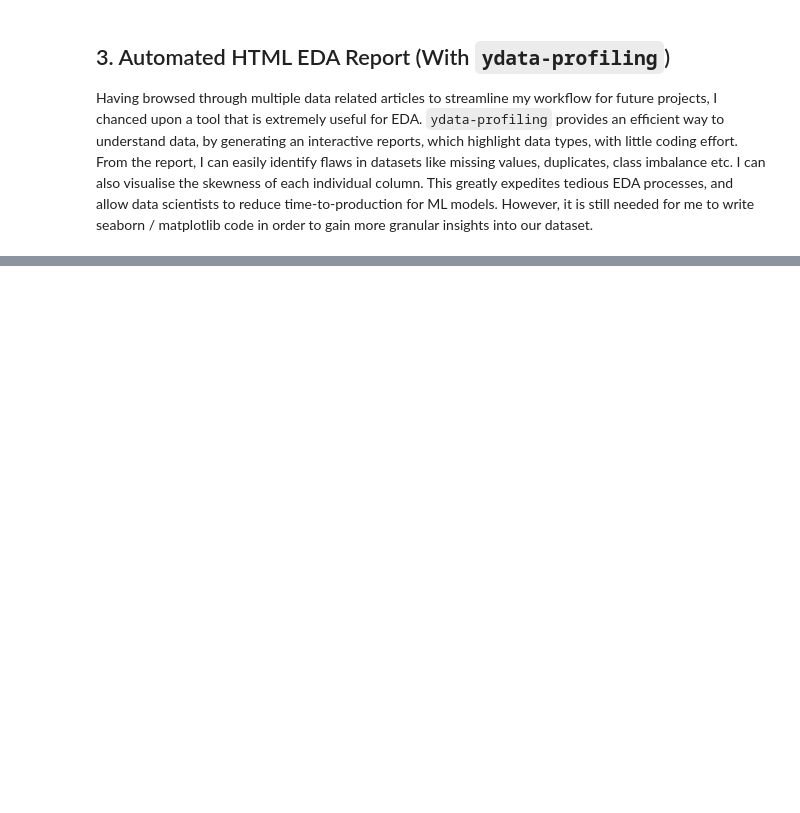
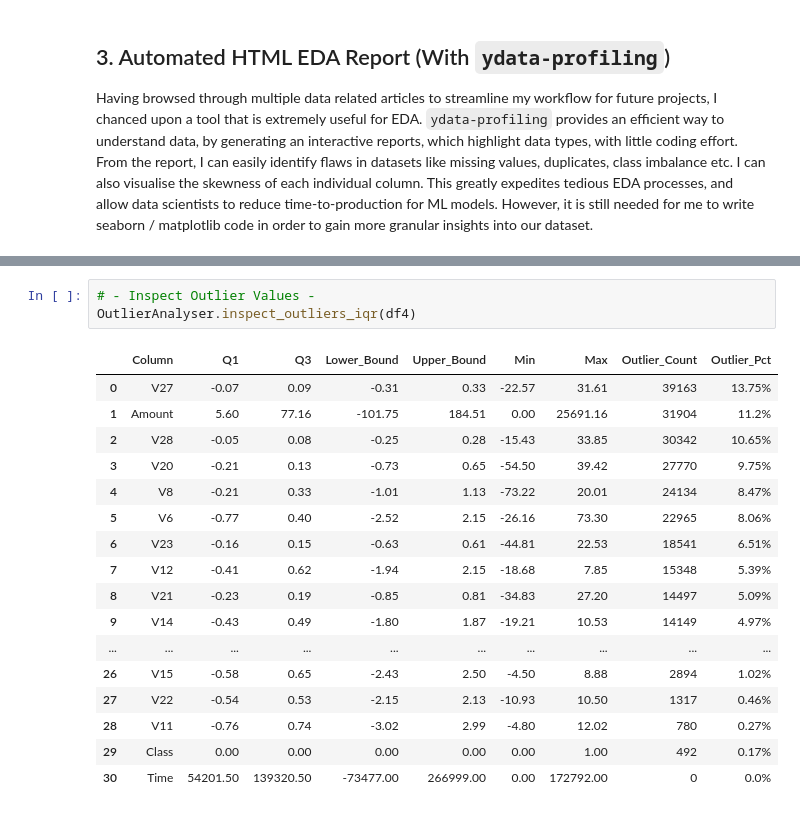
Before and after one commit to luuuneytunes12/Fraud-Detection-ML, a Jupyter notebook: notebooks/01_eda.ipynb, the cells around one changed output, grey strips where cells are left out. Cells and saved outputs as stored; diff of their text form; blank space fills up the shorter version.

```diff
--- a/notebooks/01_eda.ipynb
+++ b/notebooks/01_eda.ipynb
@@ -160,0 +255,21 @@ profile.to_notebook_iframe()
+# %%
+# - Inspect Outlier Values -
+OutlierAnalyser.inspect_outliers_iqr(df4)
+# %% [output]
+|  | Column | Q1 | Q3 | Lower_Bound | Upper_Bound | Min | Max | Outlier_Count | Outlier_Pct |
+| 0 | V27 | -0.07 | 0.09 | -0.31 | 0.33 | -22.57 | 31.61 | 39163 | 13.75% |
+| 1 | Amount | 5.60 | 77.16 | -101.75 | 184.51 | 0.00 | 25691.16 | 31904 | 11.2% |
+| 2 | V28 | -0.05 | 0.08 | -0.25 | 0.28 | -15.43 | 33.85 | 30342 | 10.65% |
+| 3 | V20 | -0.21 | 0.13 | -0.73 | 0.65 | -54.50 | 39.42 | 27770 | 9.75% |
+| 4 | V8 | -0.21 | 0.33 | -1.01 | 1.13 | -73.22 | 20.01 | 24134 | 8.47% |
+| 5 | V6 | -0.77 | 0.40 | -2.52 | 2.15 | -26.16 | 73.30 | 22965 | 8.06% |
+| 6 | V23 | -0.16 | 0.15 | -0.63 | 0.61 | -44.81 | 22.53 | 18541 | 6.51% |
+| 7 | V12 | -0.41 | 0.62 | -1.94 | 2.15 | -18.68 | 7.85 | 15348 | 5.39% |
+| 8 | V21 | -0.23 | 0.19 | -0.85 | 0.81 | -34.83 | 27.20 | 14497 | 5.09% |
+| 9 | V14 | -0.43 | 0.49 | -1.80 | 1.87 | -19.21 | 10.53 | 14149 | 4.97% |
+| ... | ... | ... | ... | ... | ... | ... | ... | ... | ... |
+| 26 | V15 | -0.58 | 0.65 | -2.43 | 2.50 | -4.50 | 8.88 | 2894 | 1.02% |
+| 27 | V22 | -0.54 | 0.53 | -2.15 | 2.13 | -10.93 | 10.50 | 1317 | 0.46% |
+| 28 | V11 | -0.76 | 0.74 | -3.02 | 2.99 | -4.80 | 12.02 | 780 | 0.27% |
+| 29 | Class | 0.00 | 0.00 | 0.00 | 0.00 | 0.00 | 1.00 | 492 | 0.17% |
+| 30 | Time | 54201.50 | 139320.50 | -73477.00 | 266999.00 | 0.00 | 172792.00 | 0 | 0.0% |
```
Also changed, not shown: parts of 23 cells of this notebook, 7 other files.
